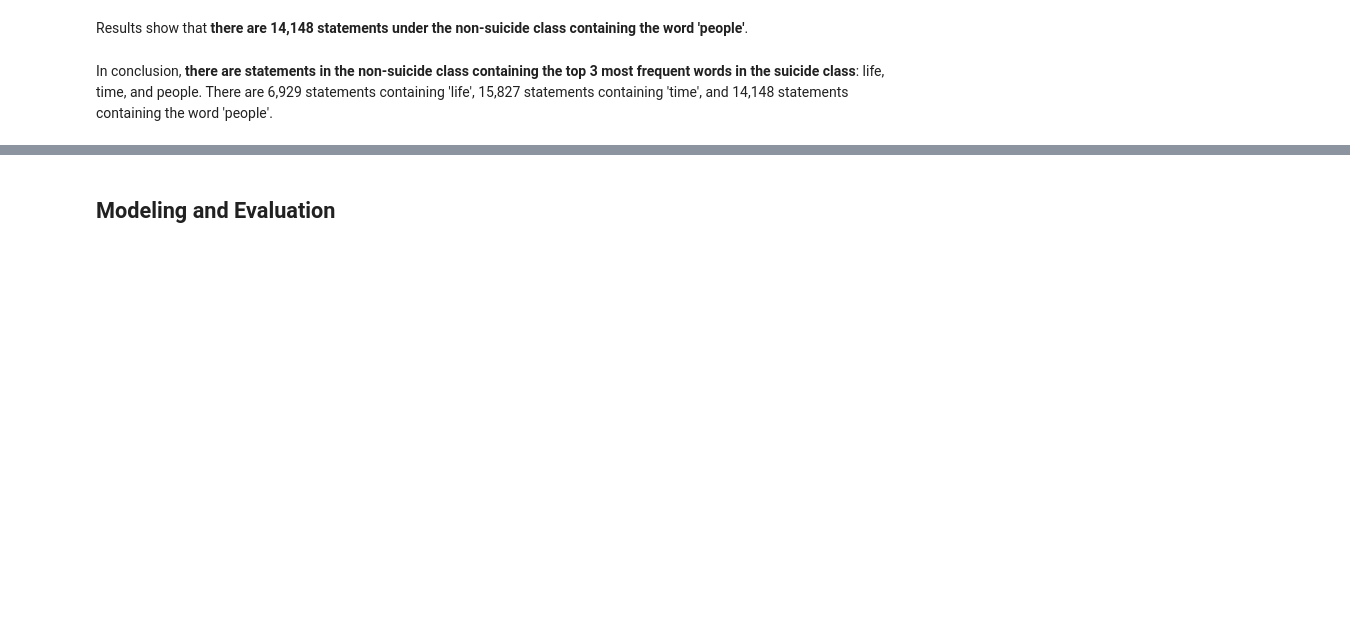
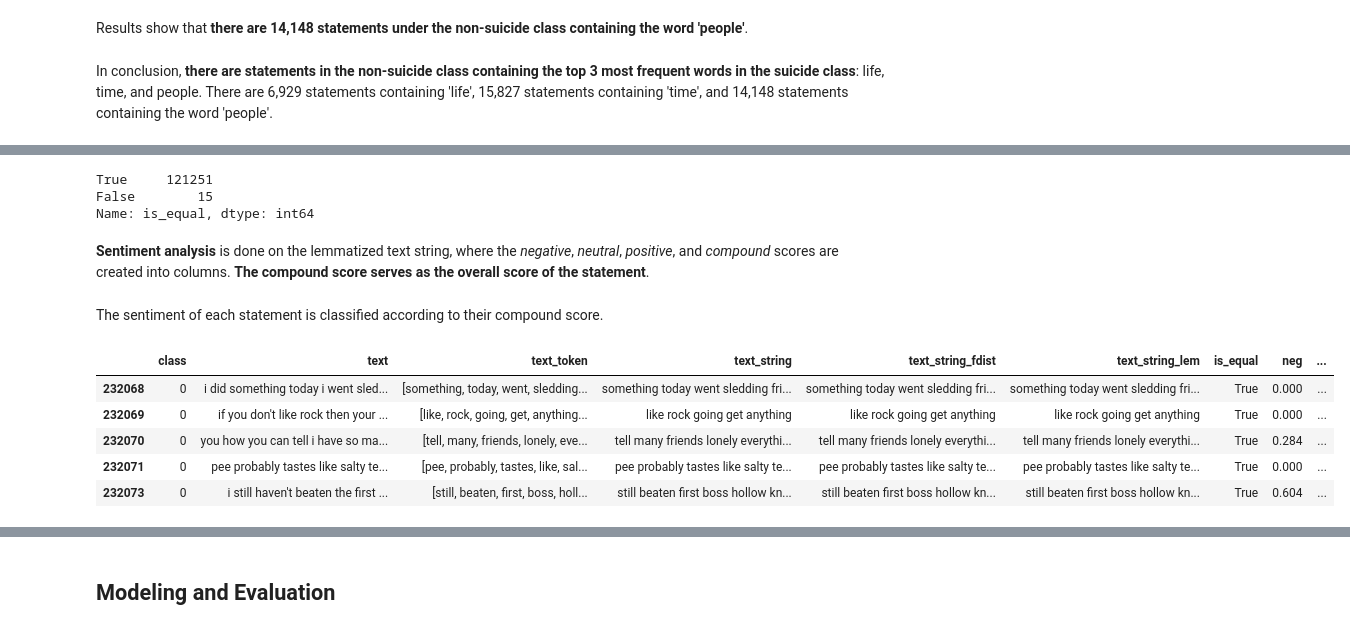
Before and after one commit to francheska-vicente/data103-project, a Jupyter notebook: main.ipynb, the cells around one changed output, grey strips where cells are left out. Cells and saved outputs as stored; diff of their text form; code cells hidden in the pictures; blank space fills up the shorter version.

```diff
--- a/main.ipynb
+++ b/main.ipynb
@@ -1342,0 +1374,3 @@ In conclusion, **there are statements in the non-suicide class containing the to
+# %%
+ns_SA['text_token'] = ns_SA['text_token'].apply(lambda x: [item for item in x if item not in stopwords])
+ns_SA['text_string'] = ns_SA['text_token'].apply(lambda x: ' '.join([item for item in x if len(item)>2]))
@@ -1342,0 +1410,15 @@ In conclusion, **there are statements in the non-suicide class containing the to
+# %%
+wordnet_lem = WordNetLemmatizer()
+
+ns_SA['text_string_lem'] = ns_SA['text_string_fdist'].apply(wordnet_lem.lemmatize)
+
+# check if the columns are equal
+ns_SA['is_equal']= (ns_SA['text_string_fdist']==ns_SA['text_string_lem'])
+# show level count
+ns_SA.is_equal.value_counts()
+# %% [output]
+True     121251
+False        15
+Name: is_equal, dtype: int64
+# %% [markdown]
+**Sentiment analysis** is done on the lemmatized text string, where the *negative*, *neutral*, *positive*, and *compound* scores are created into columns. **The compound score serves as the overall score of the statement**.
@@ -1342,0 +1434,21 @@ In conclusion, **there are statements in the non-suicide class containing the to
+# %% [markdown]
+The sentiment of each statement is classified according to their compound score.
+# %%
+def condition(x):
+    if x>0:
+        return "positive"
+    elif x==0:
+        return "neutral"
+    else:
+        return 'negative'
+
+ns_SA['sentiment'] = ns_SA['compound'].apply(condition)
+
+ns_SA.tail()
+# %% [output]
+|  | class | text | text_token | text_string | text_string_fdist | text_string_lem | is_equal | neg | ... |
+| 232068 | 0 | i did something today i went sled... | [something, today, went, sledding... | something today went sledding fri... | something today went sledding fri... | something today went sledding fri... | True | 0.000 | ... |
+| 232069 | 0 | if you don't like rock then your ... | [like, rock, going, get, anything... | like rock going get anything | like rock going get anything | like rock going get anything | True | 0.000 | ... |
+| 232070 | 0 | you how you can tell i have so ma... | [tell, many, friends, lonely, eve... | tell many friends lonely everythi... | tell many friends lonely everythi... | tell many friends lonely everythi... | True | 0.284 | ... |
+| 232071 | 0 | pee probably tastes like salty te... | [pee, probably, tastes, like, sal... | pee probably tastes like salty te... | pee probably tastes like salty te... | pee probably tastes like salty te... | True | 0.000 | ... |
+| 232073 | 0 | i still haven't beaten the first ... | [still, beaten, first, boss, holl... | still beaten first boss hollow kn... | still beaten first boss hollow kn... | still beaten first boss hollow kn... | True | 0.604 | ... |
```
Also changed, not shown: parts of 51 cells of this notebook.
